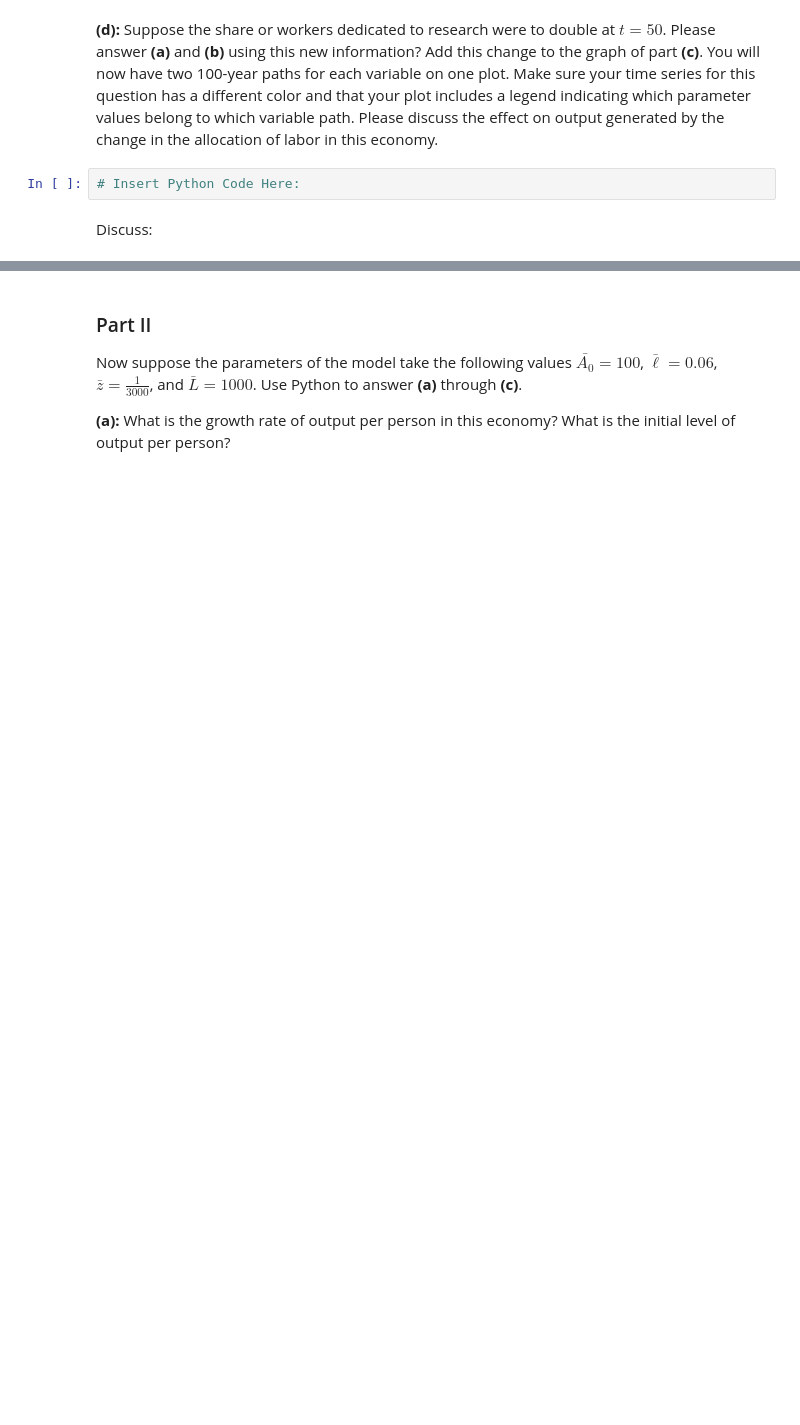
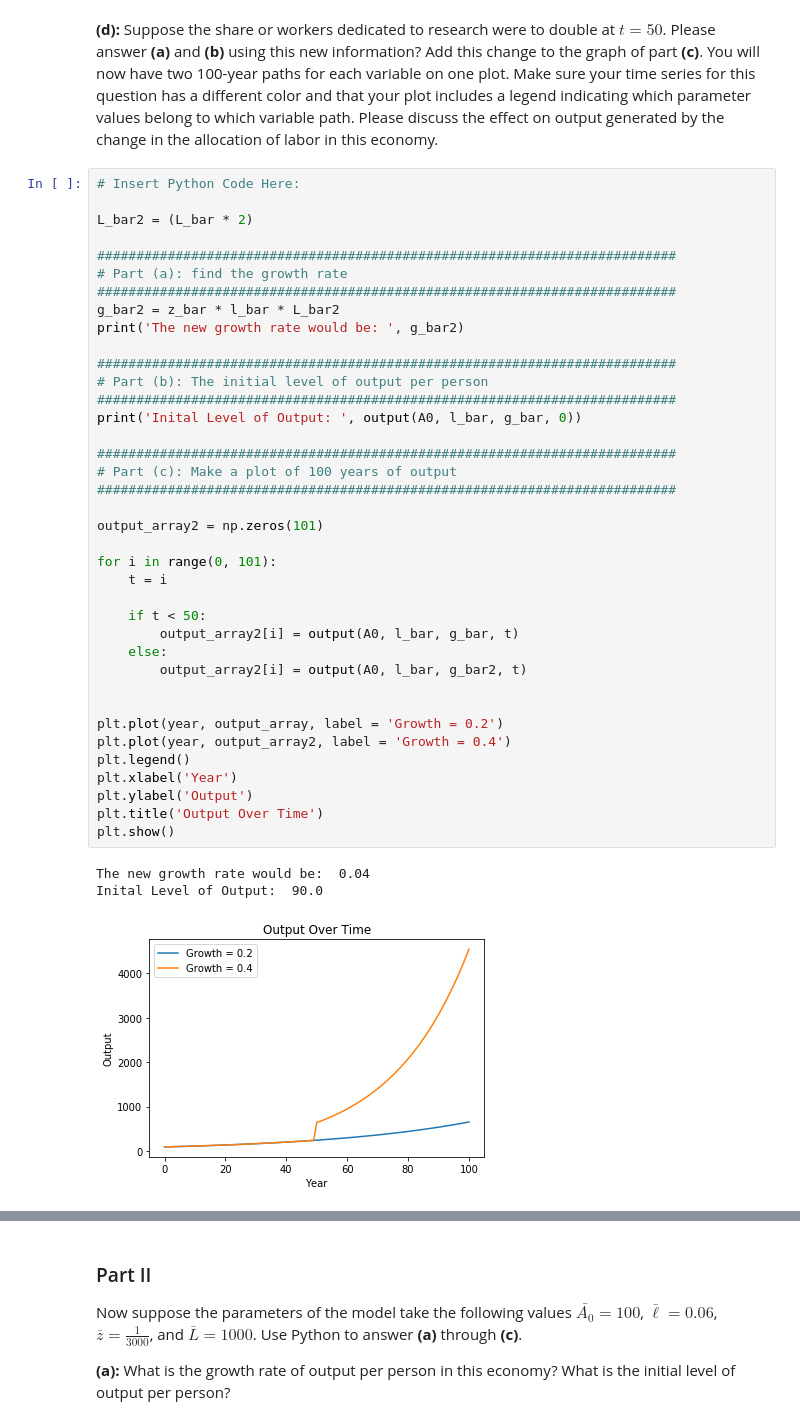
Before and after one commit to dylanjm/econ_381_development, a Jupyter notebook: solution_versions/chapter_06_solutions.ipynb, the cells around one changed output, grey strips where cells are left out. Drawn from its saved outputs; the diff is of its cells as text; blank space fills up the shorter version.

```diff
--- a/solution_versions/chapter_06_solutions.ipynb
+++ b/solution_versions/chapter_06_solutions.ipynb
@@ -53,6 +92,44 @@ __(c):__ Use the Romer framework to model output per person over 100 years and m
 # %% [markdown]
 __(d):__ Suppose the share or workers dedicated to research were to double at $t=50$. Please answer __(a)__ and __(b)__ using this new information? Add this change to the graph of part __(c)__. You will now have two 100-year paths for each variable on one plot. Make sure your time series for this question has a different color and that your plot includes a legend indicating which parameter values belong to which variable path. Please discuss the effect on output generated by the change in the allocation of labor in this economy.
-# %%
-# Insert Python Code Here:
-# %% [markdown]
-Discuss:
+# %%
+# Insert Python Code Here:
+
+L_bar2 = (L_bar * 2)
+
+##########################################################################
+# Part (a): find the growth rate
+##########################################################################
+g_bar2 = z_bar * l_bar * L_bar2
+print('The new growth rate would be: ', g_bar2)
+
+##########################################################################
+# Part (b): The initial level of output per person
+##########################################################################
+print('Inital Level of Output: ', output(A0, l_bar, g_bar, 0))
+
+##########################################################################
+# Part (c): Make a plot of 100 years of output
+##########################################################################
+
+output_array2 = np.zeros(101)
+
+for i in range(0, 101):
+    t = i
+
+    if t < 50:
+        output_array2[i] = output(A0, l_bar, g_bar, t)
+    else:
+        output_array2[i] = output(A0, l_bar, g_bar2, t)
+
+
+plt.plot(year, output_array, label = 'Growth = 0.2')
+plt.plot(year, output_array2, label = 'Growth = 0.4')
+plt.legend()
+plt.xlabel('Year')
+plt.ylabel('Output')
+plt.title('Output Over Time')
+plt.show()
+# %% [output]
+The new growth rate would be:  0.04
+Inital Level of Output:  90.0
+[figure, added]
```
Also changed, not shown: parts of 17 cells of this notebook, 1 other file.
